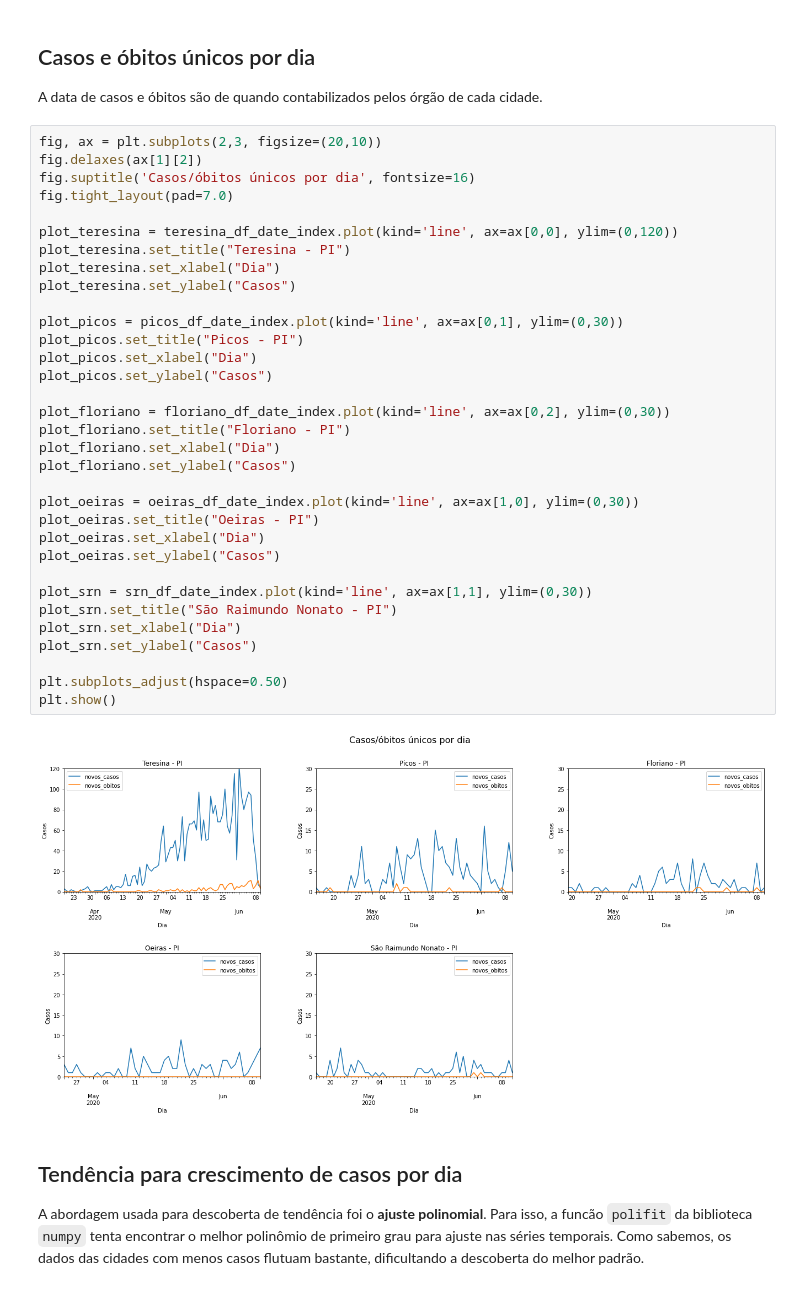
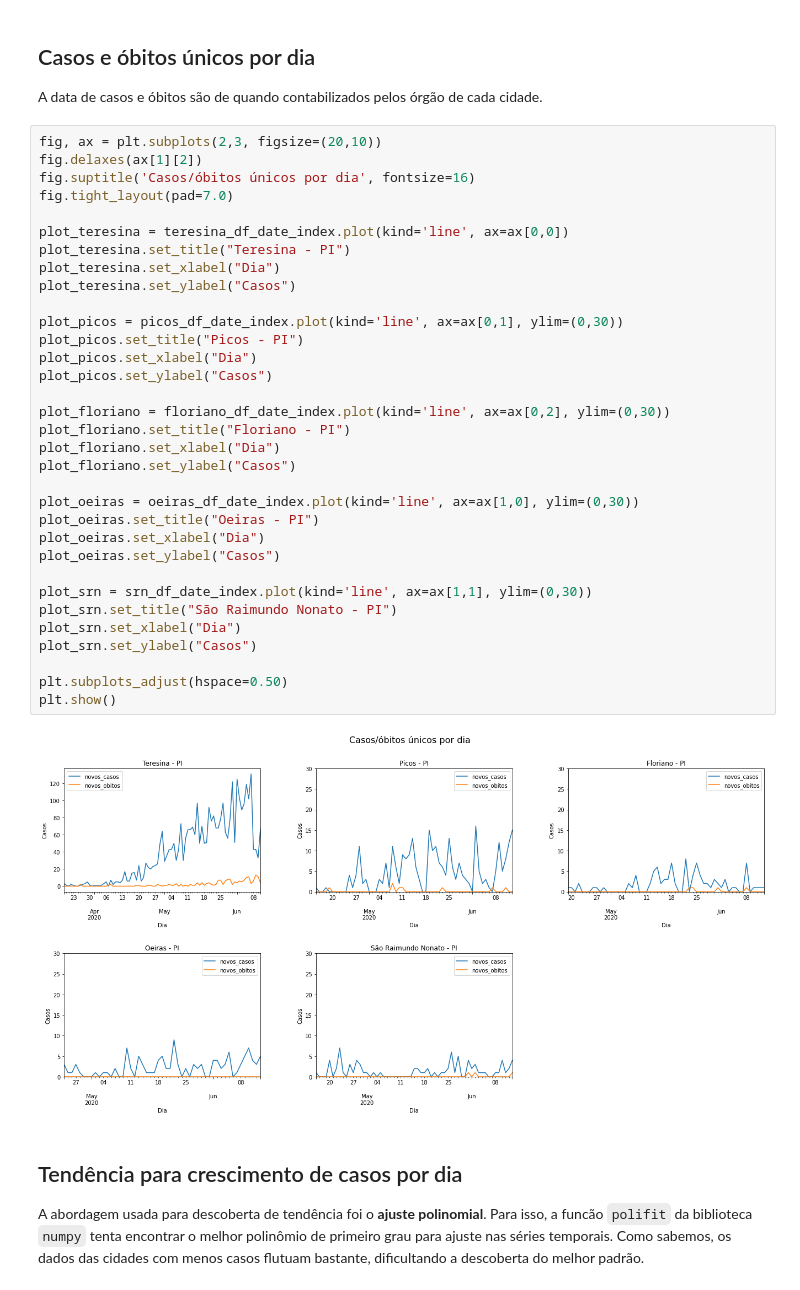
Before and after one commit to diegofsousa/panorama-covid-19-piaui, a Jupyter notebook: primeira_analise.ipynb, the cells around one changed output. Cells and saved outputs as stored; diff of their text form.

Commit message:
atualizaçao dos dados e correçao para teresina

```diff
--- a/primeira_analise.ipynb
+++ b/primeira_analise.ipynb
@@ -106,35 +106,35 @@ fig.delaxes(ax[1][2])
 fig.suptitle('Casos/óbitos únicos por dia', fontsize=16)
 fig.tight_layout(pad=7.0)
 
-plot_teresina = teresina_df_date_index.plot(kind='line', ax=ax[0,0], ylim=(0,120))
+plot_teresina = teresina_df_date_index.plot(kind='line', ax=ax[0,0])
 plot_teresina.set_title("Teresina - PI")
 plot_teresina.set_xlabel("Dia")
 plot_teresina.set_ylabel("Casos")
 
 plot_picos = picos_df_date_index.plot(kind='line', ax=ax[0,1], ylim=(0,30))
 plot_picos.set_title("Picos - PI")
 plot_picos.set_xlabel("Dia")
 plot_picos.set_ylabel("Casos")
 
 plot_floriano = floriano_df_date_index.plot(kind='line', ax=ax[0,2], ylim=(0,30))
 plot_floriano.set_title("Floriano - PI")
 plot_floriano.set_xlabel("Dia")
 plot_floriano.set_ylabel("Casos")
 
 plot_oeiras = oeiras_df_date_index.plot(kind='line', ax=ax[1,0], ylim=(0,30))
 plot_oeiras.set_title("Oeiras - PI")
 plot_oeiras.set_xlabel("Dia")
 plot_oeiras.set_ylabel("Casos")
 
 plot_srn = srn_df_date_index.plot(kind='line', ax=ax[1,1], ylim=(0,30))
 plot_srn.set_title("São Raimundo Nonato - PI")
 plot_srn.set_xlabel("Dia")
 plot_srn.set_ylabel("Casos")
 
 plt.subplots_adjust(hspace=0.50)
 plt.show()
 # %% [output]
-[figure, old version]
+[figure, new version]
 # %% [markdown]
 ## Tendência para crescimento de casos por dia
 
```
Also changed, not shown: parts of 2 cells of this notebook, 5 other files.
